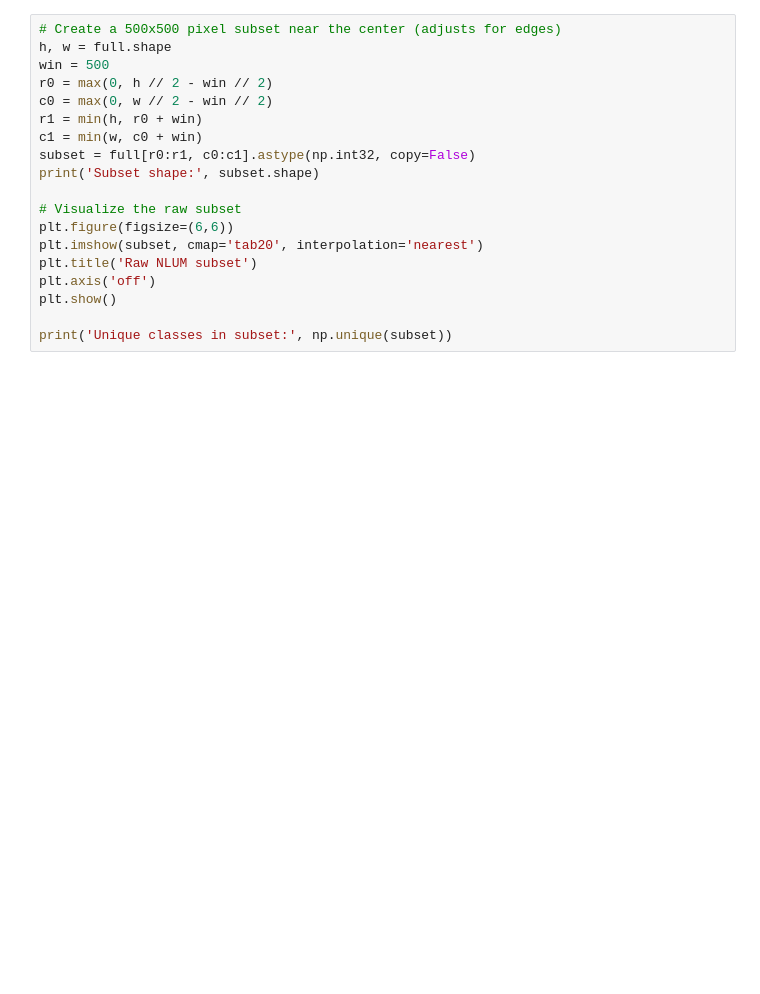
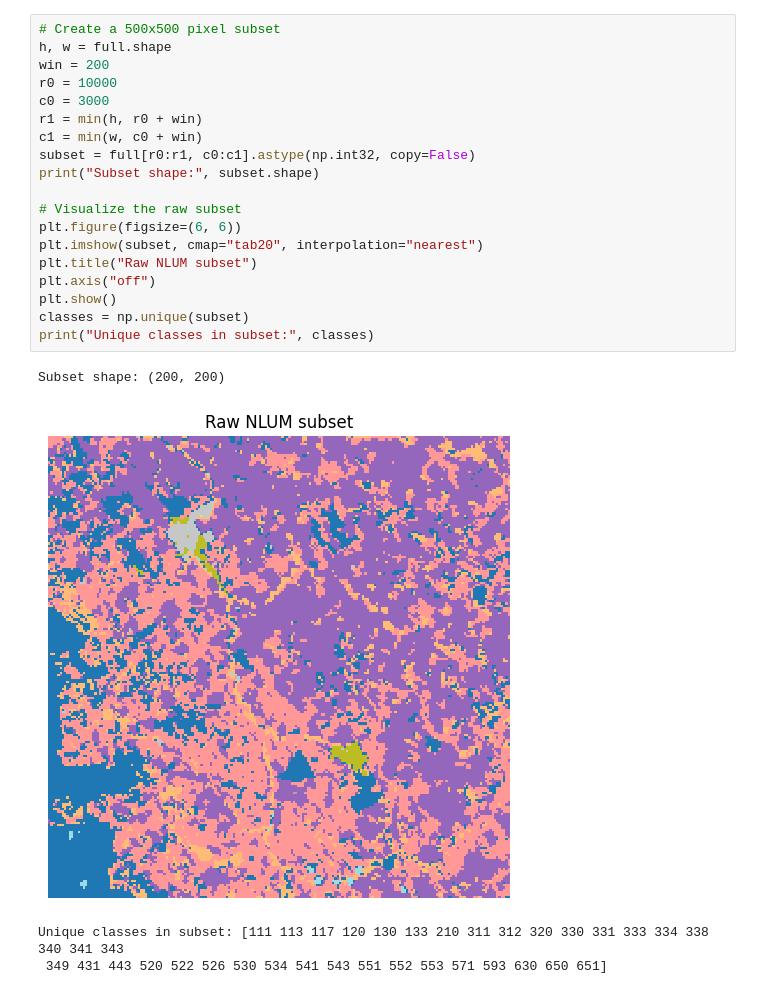
Before and after one commit to DPIRD-DMA/MultiClean, a Jupyter notebook: notebooks/NLUM Colab example.ipynb, the cells around one changed output. Cells and saved outputs as stored; diff of their text form; blank space fills up the shorter version.

```diff
--- a/notebooks/NLUM Colab example.ipynb
+++ b/notebooks/NLUM Colab example.ipynb
@@ -60,22 +71,27 @@ print('Sample classes:', np.unique(full)[:15])
 # %%
-# Create a 500x500 pixel subset near the center (adjusts for edges)
+# Create a 500x500 pixel subset
 h, w = full.shape
-win = 500
-r0 = max(0, h // 2 - win // 2)
-c0 = max(0, w // 2 - win // 2)
+win = 200
+r0 = 10000
+c0 = 3000
 r1 = min(h, r0 + win)
 c1 = min(w, c0 + win)
 subset = full[r0:r1, c0:c1].astype(np.int32, copy=False)
-print('Subset shape:', subset.shape)
+print("Subset shape:", subset.shape)
 
 # Visualize the raw subset
-plt.figure(figsize=(6,6))
-plt.imshow(subset, cmap='tab20', interpolation='nearest')
-plt.title('Raw NLUM subset')
-plt.axis('off')
+plt.figure(figsize=(6, 6))
+plt.imshow(subset, cmap="tab20", interpolation="nearest")
+plt.title("Raw NLUM subset")
+plt.axis("off")
 plt.show()
-
-print('Unique classes in subset:', np.unique(subset))
+classes = np.unique(subset)
+print("Unique classes in subset:", classes)
+# %% [output]
+Subset shape: (200, 200)
+[figure, added]
+Unique classes in subset: [111 113 117 120 130 133 210 311 312 320 330 331 333 334 338 340 341 343
+ 349 431 443 520 522 526 530 534 541 543 551 552 553 571 593 630 650 651]
 # %%
 # Clean the subset
 cleaned = clean_array(
```
Also changed, not shown: parts of 7 cells of this notebook.
